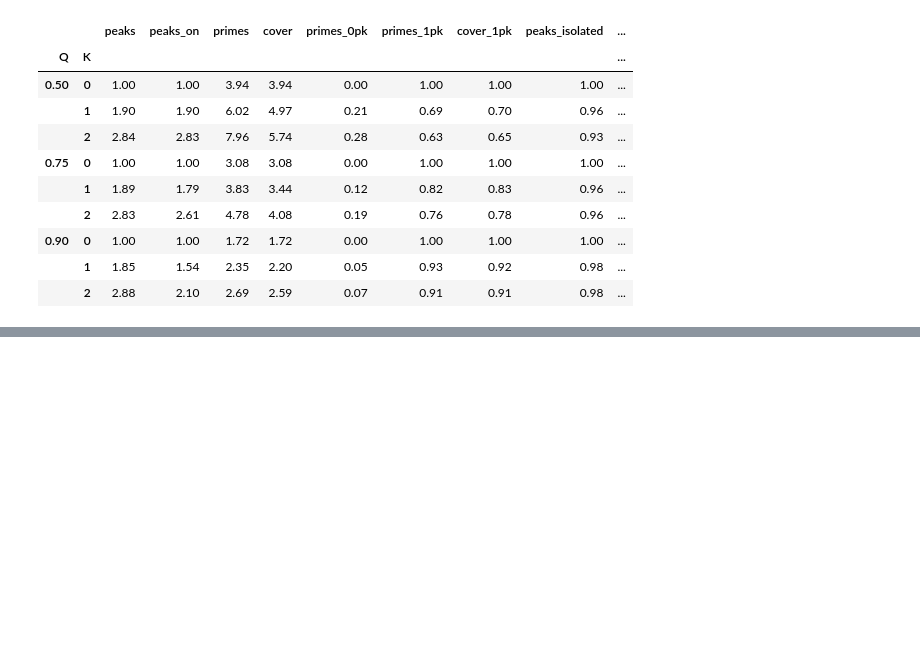
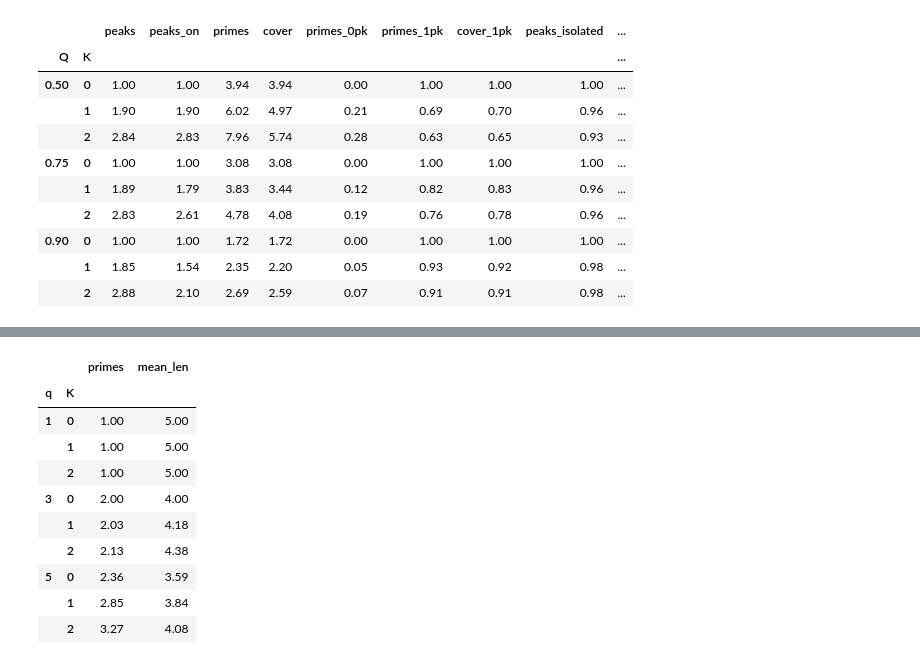
Before and after one commit to jparrieta/nk, a Jupyter notebook: nk_qca.ipynb, the cells around one changed output, grey strips where cells are left out. Cells and saved outputs as stored; diff of their text form; code cells hidden in the pictures; blank space fills up the shorter version.

```diff
--- a/nk_qca.ipynb
+++ b/nk_qca.ipynb
@@ -277,0 +287,57 @@ pk.groupby(["Q", "K"]).mean(numeric_only=True).round(2)
+# %%
+def topq_full(f, q):
+    """Full truth table, outcome = the q best configurations."""
+    on = np.zeros(2**N, bool); on[np.argsort(f)[-q:]] = True
+    P = primes(on)
+    return dict(primes=len(P), mean_len=NLIT[P].mean())
+
+def parsimonious(on_obs, off_obs):
+    """QCA with remainders: cubes that avoid every observed failure, greedy cover of observed successes."""
+    imp = ~(COVER & off_obs[None, :]).any(1)
+    P = np.flatnonzero(imp & ~(CONTAINS & imp[:, None]).any(0))
+    left, pred = on_obs.copy(), np.zeros(2**N, bool)
+    while left.any():
+        gain = (COVER[P] & left).sum(1) * 100 - NLIT[P]            # most successes, then fewest conditions
+        c = P[gain.argmax()]
+        pred |= COVER[c]; left &= ~COVER[c]
+    return pred
+
+def topq_partial(f, q, S, rng):
+    """Observe S random configurations; outcome = q best observed; predict with the parsimonious solution."""
+    obs = np.zeros(2**N, bool); obs[rng.choice(2**N, S, replace=False)] = True
+    oi = np.flatnonzero(obs)
+    on_obs = np.zeros(2**N, bool); on_obs[oi[np.argsort(f[oi])[-q:]]] = True
+    pred = parsimonious(on_obs, obs & ~on_obs)
+    top = np.zeros(2**N, bool); top[np.argsort(f)[-q:]] = True
+    g = f.argmax()
+    # baseline: observed successes plus a random draw of unobserved rows, same size as pred
+    extra = pred.sum() - on_obs.sum()
+    base = on_obs.copy(); base[rng.choice(np.flatnonzero(~obs), extra, replace=False)] = True
+    return dict(pred_size=pred.sum(), gmax_observed=obs[g],
+                hit_gmax=pred[g], hit_gmax_base=base[g],
+                recall_top=(pred & top).sum() / q, recall_top_base=(base & top).sum() / q,
+                precision_top=(pred & top).sum() / pred.sum())
+
+rows_full, rows_part = [], []
+for r in cls.itertuples():
+    for m in range(50):
+        f = landscape(r.mat, rng)
+        for q in [1, 3, 5]:
+            rows_full.append(dict(K=r.K, q=q, **topq_full(f, q)))
+            for S in [8, 16]:
+                rows_part.append(dict(K=r.K, q=q, S=S, **topq_partial(f, q, S, rng)))
+full = pd.DataFrame(rows_full).groupby(["q", "K"]).mean().round(2)
+part = pd.DataFrame(rows_part).groupby(["S", "q", "K"]).mean().round(2)
+full
+# %% [output]
+|  |  | primes | mean_len |
+| q | K |  |  |
+| 1 | 0 | 1.00 | 5.00 |
+|  | 1 | 1.00 | 5.00 |
+|  | 2 | 1.00 | 5.00 |
+| 3 | 0 | 2.00 | 4.00 |
+|  | 1 | 2.03 | 4.18 |
+|  | 2 | 2.13 | 4.38 |
+| 5 | 0 | 2.36 | 3.59 |
+|  | 1 | 2.85 | 3.84 |
+|  | 2 | 3.27 | 4.08 |
```
Also changed, not shown: parts of 2 cells of this notebook.
